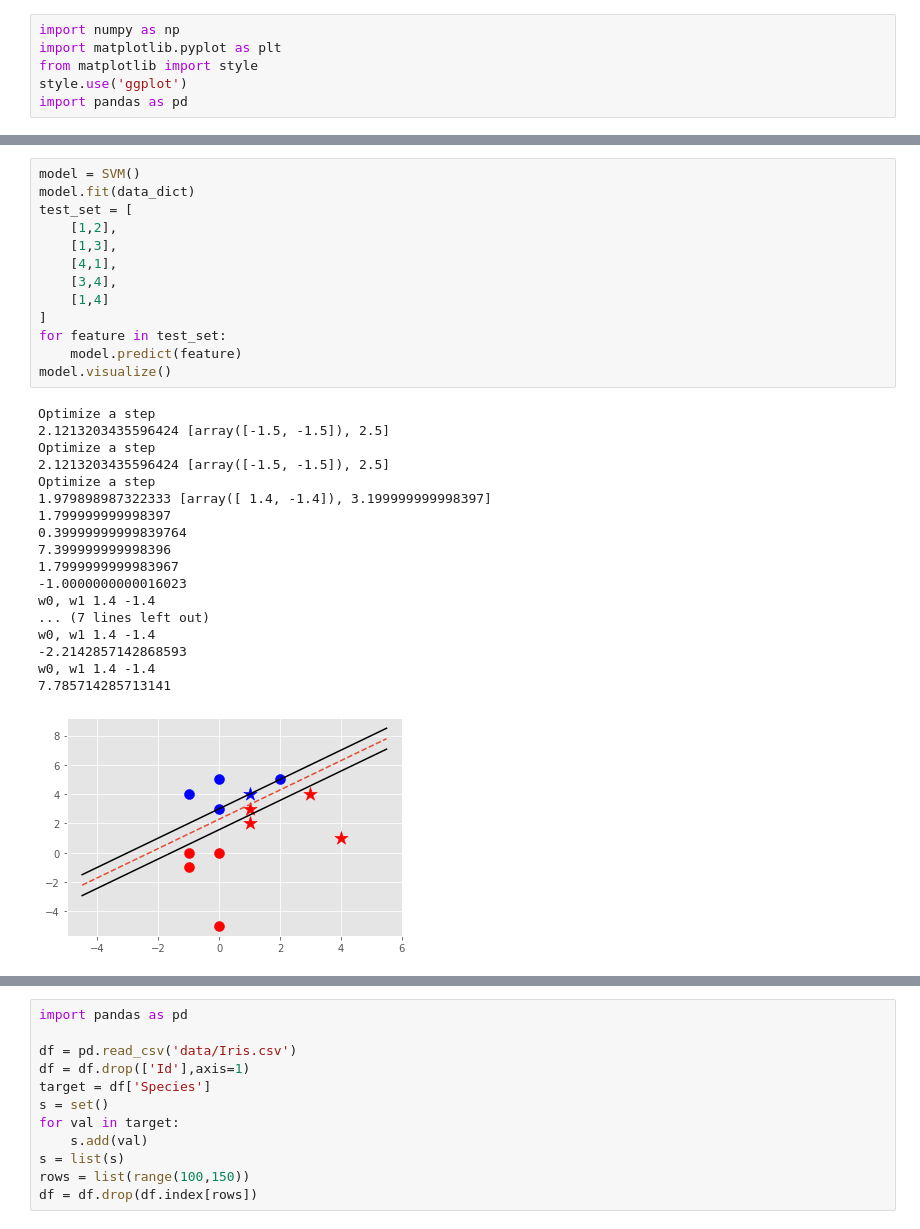
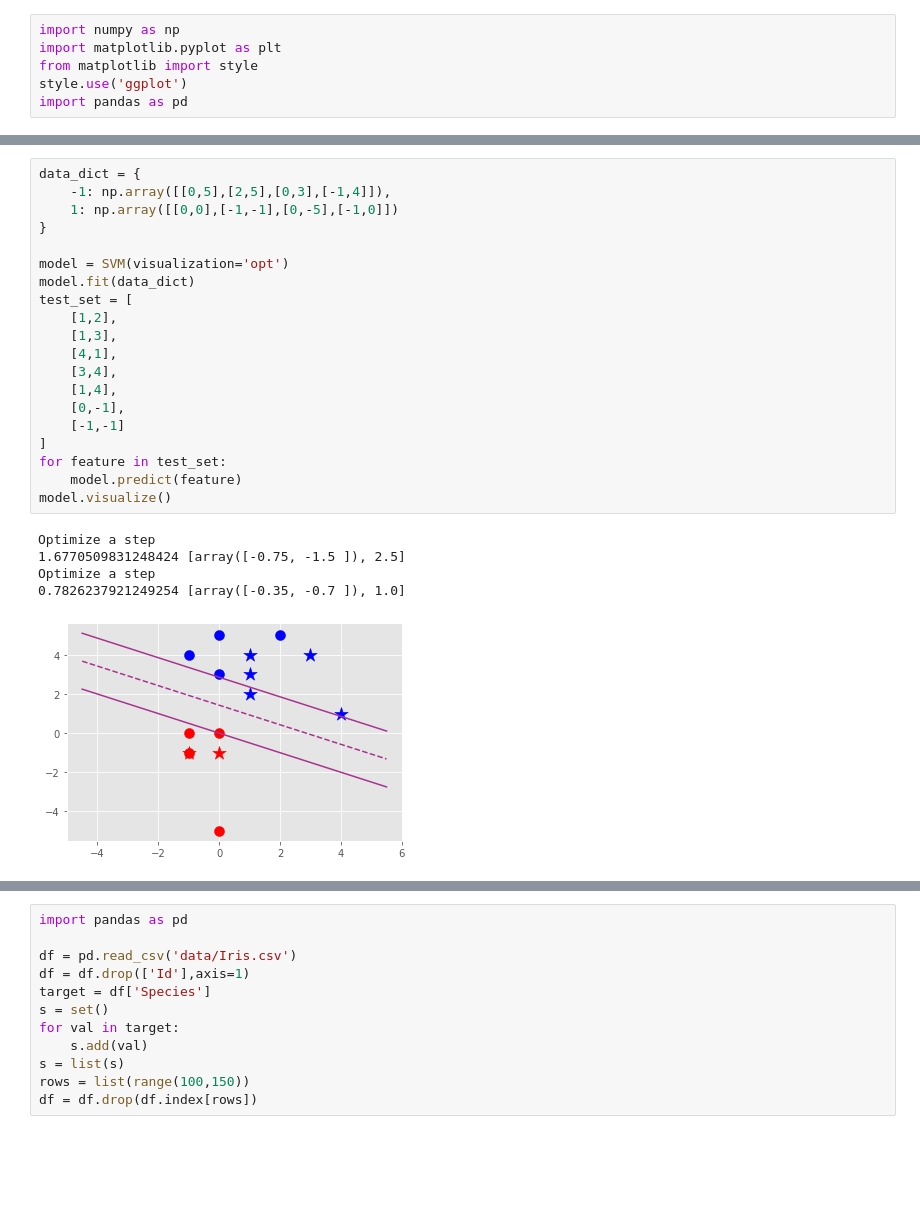
Before and after one commit to Pronton2001/ML_from_scratch.github.io, a Jupyter notebook: SVM.ipynb, the cells around one changed output, grey strips where cells are left out. Cells and saved outputs as stored; diff of their text form; blank space fills up the shorter version.

```diff
--- a/SVM.ipynb
+++ b/SVM.ipynb
@@ -143,32 +199,26 @@ data_dict = {
 # %%
-model = SVM()
+data_dict = {
+    -1: np.array([[0,5],[2,5],[0,3],[-1,4]]),
+    1: np.array([[0,0],[-1,-1],[0,-5],[-1,0]])
+}
+
+model = SVM(visualization='opt')
 model.fit(data_dict)
 test_set = [
     [1,2],
     [1,3],
     [4,1],
     [3,4],
-    [1,4]
+    [1,4],
+    [0,-1],
+    [-1,-1]
 ]
 for feature in test_set:
     model.predict(feature)
 model.visualize()
 # %% [output]
 Optimize a step
-2.1213203435596424 [array([-1.5, -1.5]), 2.5]
+1.6770509831248424 [array([-0.75, -1.5 ]), 2.5]
 Optimize a step
-2.1213203435596424 [array([-1.5, -1.5]), 2.5]
-Optimize a step
-1.979898987322333 [array([ 1.4, -1.4]), 3.199999999998397]
-1.799999999998397
-0.39999999999839764
-7.399999999998396
-1.7999999999983967
--1.0000000000016023
-w0, w1 1.4 -1.4
-... (7 lines left out)
-w0, w1 1.4 -1.4
--2.2142857142868593
-w0, w1 1.4 -1.4
-7.785714285713141
+0.7826237921249254 [array([-0.35, -0.7 ]), 1.0]
-[figure, old version]
+[figure, new version]
```
Also changed, not shown: parts of 12 cells of this notebook, 8 other files.
